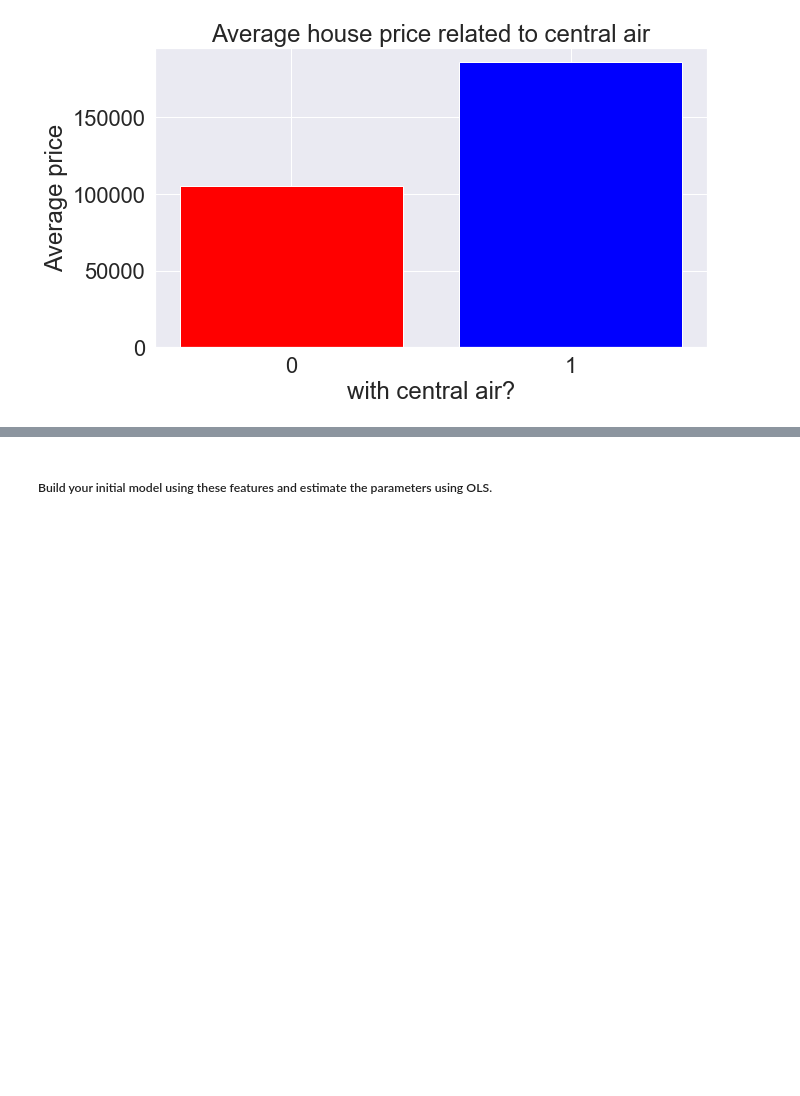
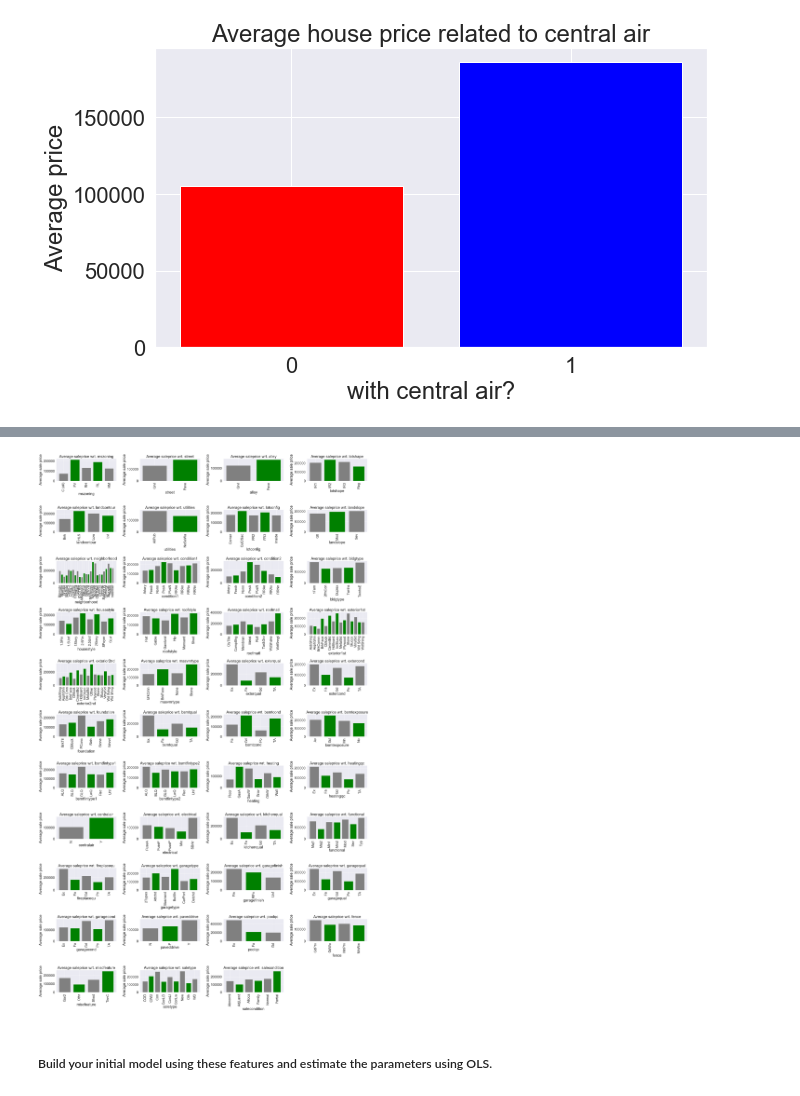
Before and after one commit to kathieking/Thinkful, a Jupyter notebook: check19_2_assignment.ipynb, the cells around one changed output, grey strips where cells are left out. Cells and saved outputs as stored; diff of their text form; code cells hidden in the pictures; blank space fills up the shorter version.

```diff
--- a/check19_2_assignment.ipynb
+++ b/check19_2_assignment.ipynb
@@ -212,8 +246,8 @@ num2_features = ['overallqual', 'totalbsmtsf',
 # %% [markdown]
 ###### non-numerical features
 # %%
-objects = houseprices_df.select_dtypes(include=[np.object])
-objects.head()
+objects_df = houseprices_df.select_dtypes(include=[np.object])
+objects_df.head()
 # %% [output]
 |  | mszoning | street | alley | lotshape | landcontour | utilities | lotconfig | landslope | neighborhood | ... |
 | 0 | RL | Pave | None | Reg | Lvl | AllPub | Inside | Gtl | CollgCr | ... |
@@ -268,0 +334,16 @@ SyntaxError: EOL while scanning string literal (<ipython-input-58-c9750526a5a9>,
+# %%
+plt.figure(figsize=(30,50))
+
+for index, column in enumerate(objects_df.columns):
+    plt.subplot(11,4,index+1)
+    plt.bar(houseprices_df.groupby(column)["saleprice"].mean().index, houseprices_df.groupby(column)["saleprice"].mean(),
+           color=("grey","green"))
+    plt.title("Average saleprice wrt. {}".format(column))
+    plt.ylabel("Average sale price")
+    plt.xlabel(column)
+    plt.xticks(rotation='vertical')
+
+plt.tight_layout()
+plt.show()
+# %% [output]
+[figure, added]
```
Also changed, not shown: parts of 15 cells of this notebook.
